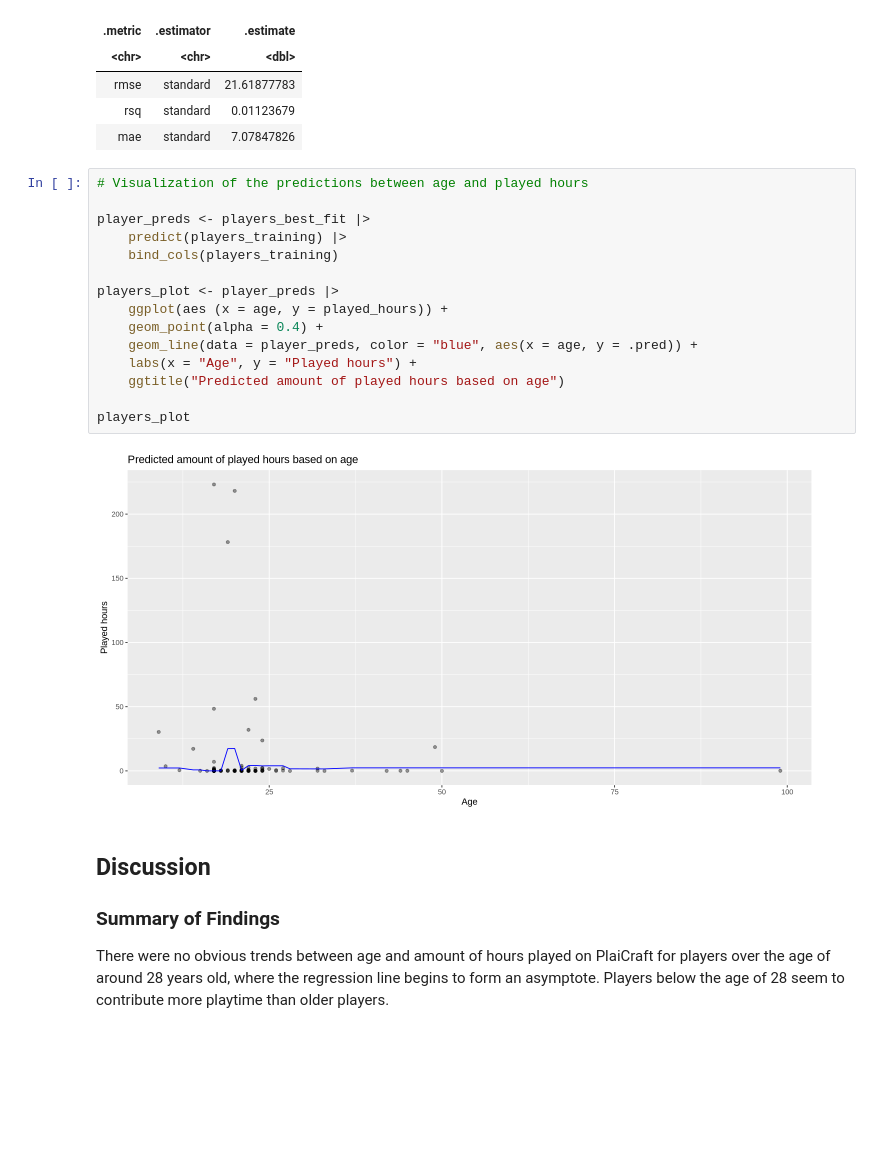
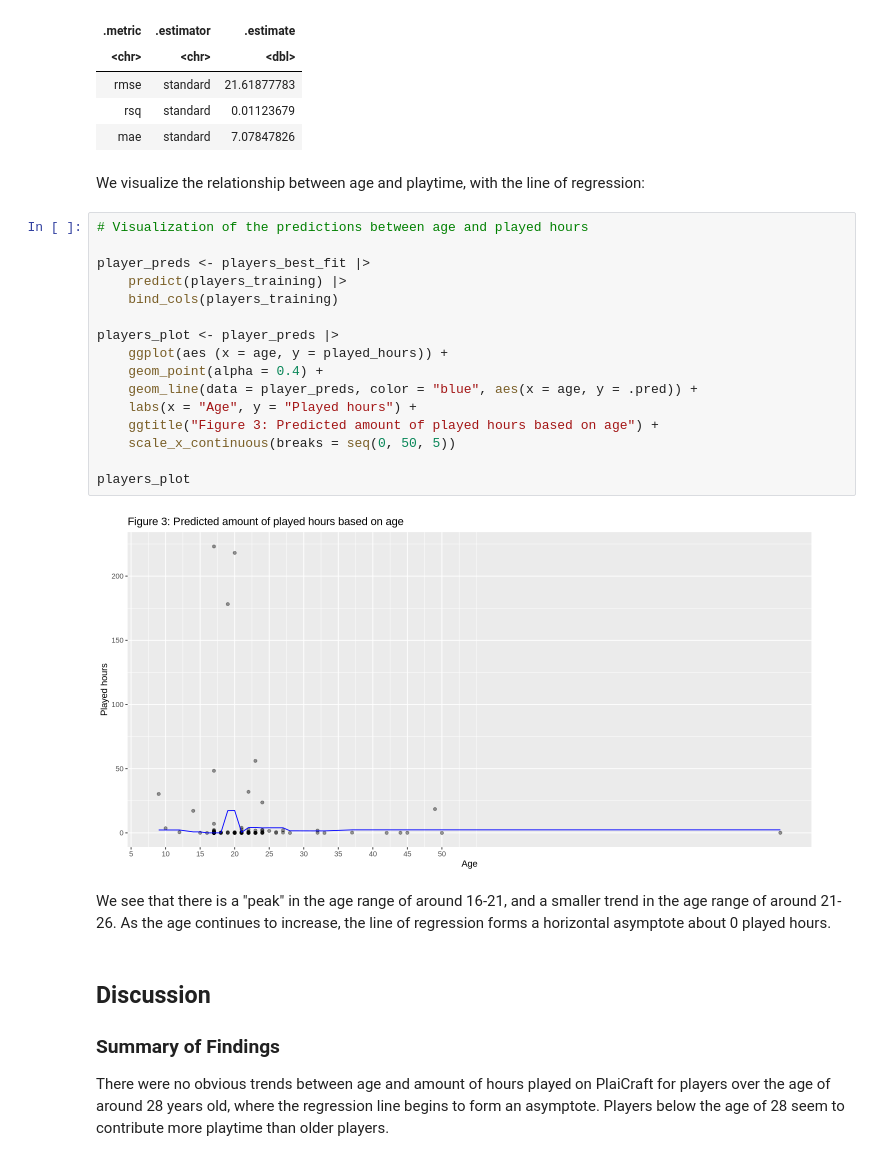
Before and after one commit to Jayden-Yee/Group-Project-Final, a Jupyter notebook: Final group project.ipynb, the cells around one changed output. Drawn from its saved outputs; the diff is of its cells as text; blank space fills up the shorter version.

```diff
--- a/Final group project.ipynb
+++ b/Final group project.ipynb
@@ -257,23 +236,28 @@ A tibble: 3 × 3
 | rmse | standard | 21.61877783 |
 | rsq | standard | 0.01123679 |
 | mae | standard | 7.07847826 |
+# %% [markdown]
+We visualize the relationship between age and playtime, with the line of regression:
 # %%
 # Visualization of the predictions between age and played hours
 
 player_preds <- players_best_fit |>
     predict(players_training) |>
     bind_cols(players_training)
 
 players_plot <- player_preds |>
     ggplot(aes (x = age, y = played_hours)) +
     geom_point(alpha = 0.4) +
     geom_line(data = player_preds, color = "blue", aes(x = age, y = .pred)) +
     labs(x = "Age", y = "Played hours") +
-    ggtitle("Predicted amount of played hours based on age")
+    ggtitle("Figure 3: Predicted amount of played hours based on age") +
+    scale_x_continuous(breaks = seq(0, 50, 5))
 
 players_plot
 # %% [output]
-[figure, old version]
+[figure, new version]
+# %% [markdown]
+We see that there is a "peak" in the age range of around 16-21, and a smaller trend in the age range of around 21-26. As the age continues to increase, the line of regression forms a horizontal asymptote about 0 played hours.
 # %% [markdown]
 ## Discussion
 
```
Also changed, not shown: parts of 13 cells of this notebook.
